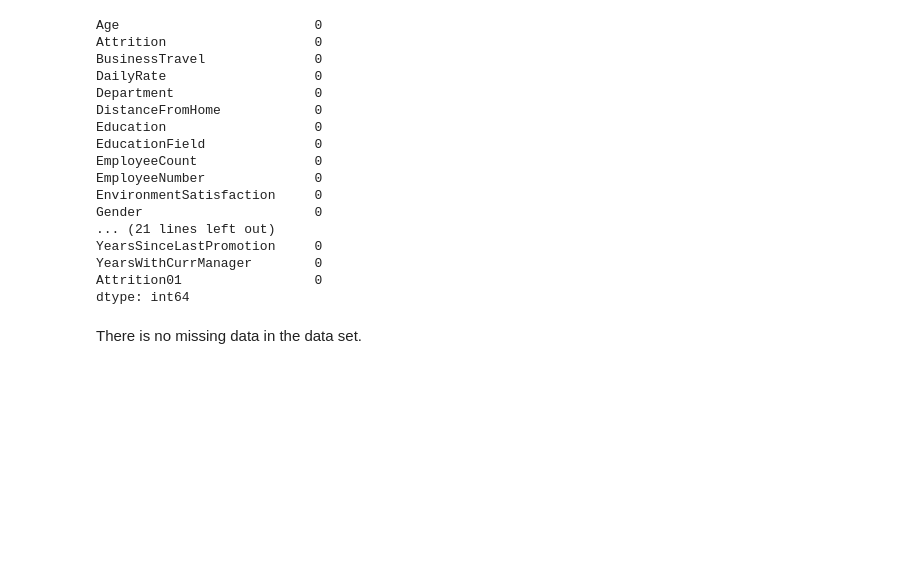
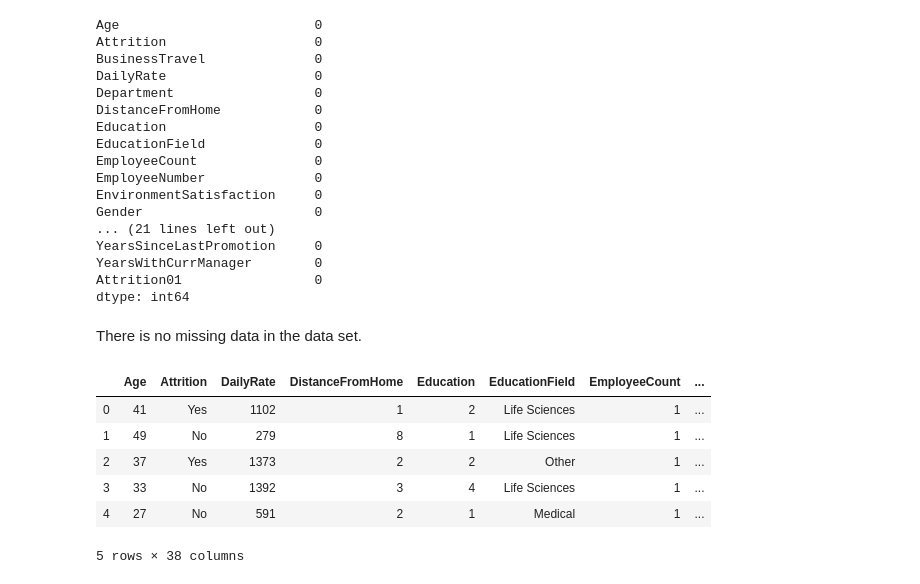
Before and after one commit to KimayaPotdar/HR-Attrition, a Jupyter notebook: HR Employee Attrition Prediction.ipynb, the cells around one changed output. Cells and saved outputs as stored; diff of their text form; code cells hidden in the pictures; blank space fills up the shorter version.

```diff
--- a/HR Employee Attrition Prediction.ipynb
+++ b/HR Employee Attrition Prediction.ipynb
@@ -148,0 +166,30 @@ dummy =
+# %%
+##Creating Dummies
+
+## Gender Dummy
+dummy = pd.get_dummies(df['Gender'], drop_first=True)
+Modified_df = pd.concat([df, dummy], axis=1)
+Modified_df = Modified_df.drop(['Gender'],axis=1)
+
+
+## Business Travel Dummy
+dummy = pd.get_dummies(Modified_df['BusinessTravel'], drop_first=True)
+Modified_df = pd.concat([Modified_df, dummy], axis=1)
+Modified_df = Modified_df.drop(['BusinessTravel'],axis=1)
+
+
+## Department Dummy
+dummy = pd.get_dummies(Modified_df['Department'], drop_first=True)
+Modified_df = pd.concat([Modified_df, dummy], axis=1)
+Modified_df = Modified_df.drop(['Department'],axis=1)
+# %%
+Modified_df.columns
+Modified_df.head()
+# %% [output]
+|  | Age | Attrition | DailyRate | DistanceFromHome | Education | EducationField | EmployeeCount | ... |
+| 0 | 41 | Yes | 1102 | 1 | 2 | Life Sciences | 1 | ... |
+| 1 | 49 | No | 279 | 8 | 1 | Life Sciences | 1 | ... |
+| 2 | 37 | Yes | 1373 | 2 | 2 | Other | 1 | ... |
+| 3 | 33 | No | 1392 | 3 | 4 | Life Sciences | 1 | ... |
+| 4 | 27 | No | 591 | 2 | 1 | Medical | 1 | ... |
+5 rows × 38 columns
```
Also changed, not shown: parts of 5 cells of this notebook.
